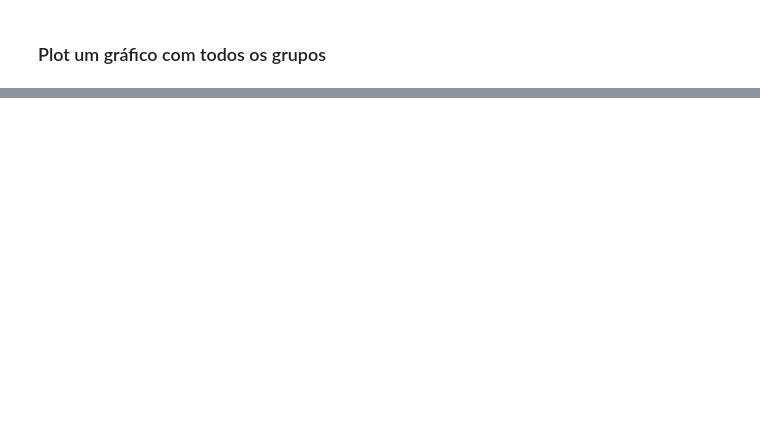
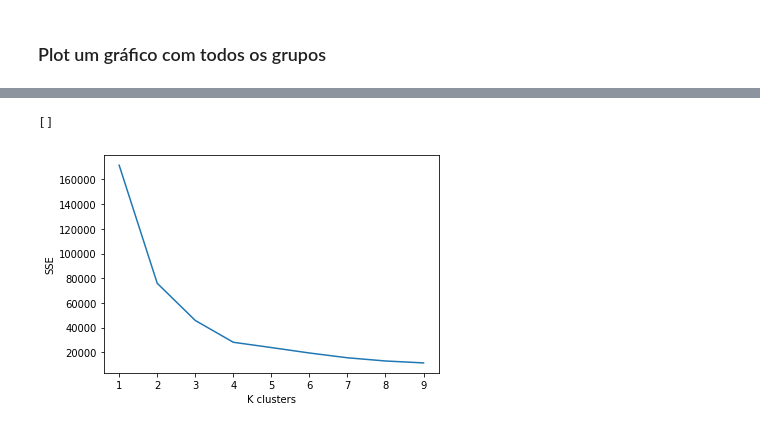
Before and after one commit to williambrunos/Introduction-To-ML, a Jupyter notebook: Class_3/K_means_oficina.ipynb, the cells around one changed output, grey strips where cells are left out. Drawn from its saved outputs; the diff is of its cells as text; code cells hidden in the pictures; blank space fills up the shorter version.

```diff
--- a/Class_3/K_means_oficina.ipynb
+++ b/Class_3/K_means_oficina.ipynb
@@ -129,0 +137,14 @@ plt.show()
+# %%
+# sse will be a dict with the value of k and its sse produced
+sse = {}
+for k in range(1, 10):
+  kmeans = KMeans(init='k-means++', n_clusters=k).fit(X)
+  sse[k] = kmeans.inertia_
+
+plt.plot(list(sse.keys()), list(sse.values()))
+plt.xlabel('K clusters')
+plt.ylabel('SSE')
+plt.plot()
+# %% [output]
+[]
+[figure, added]
```
Also changed, not shown: parts of 14 cells of this notebook.
